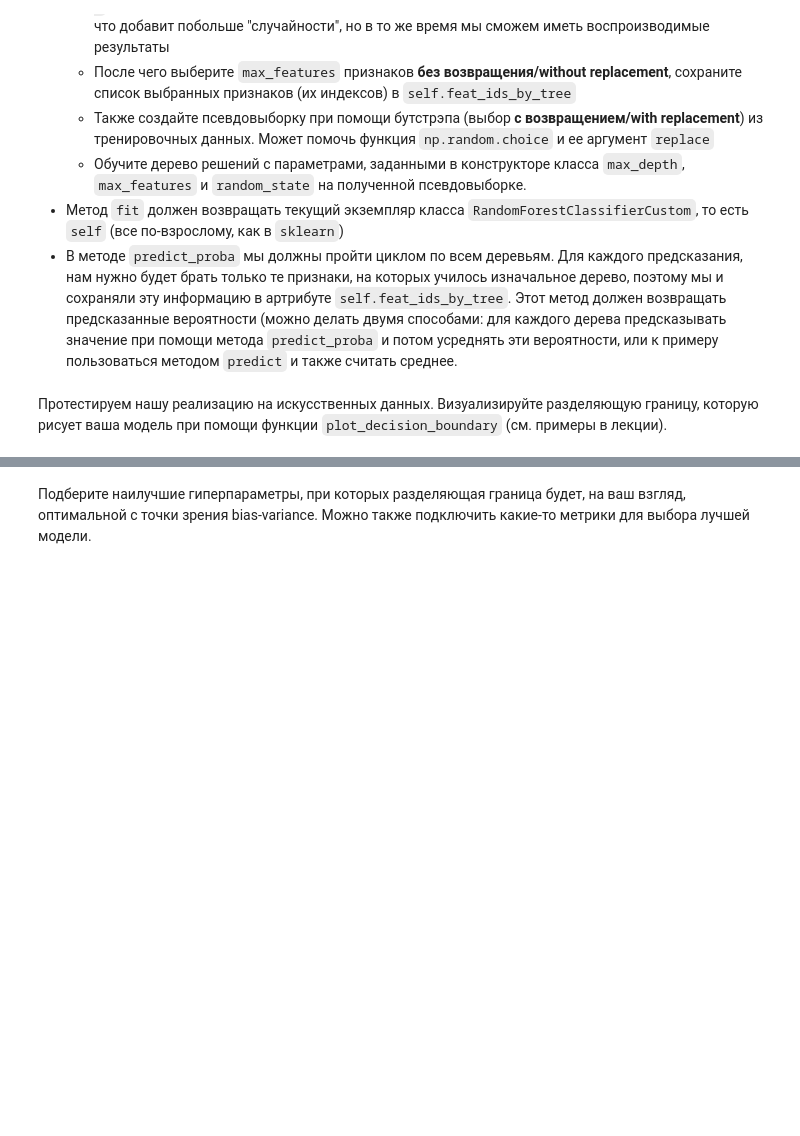
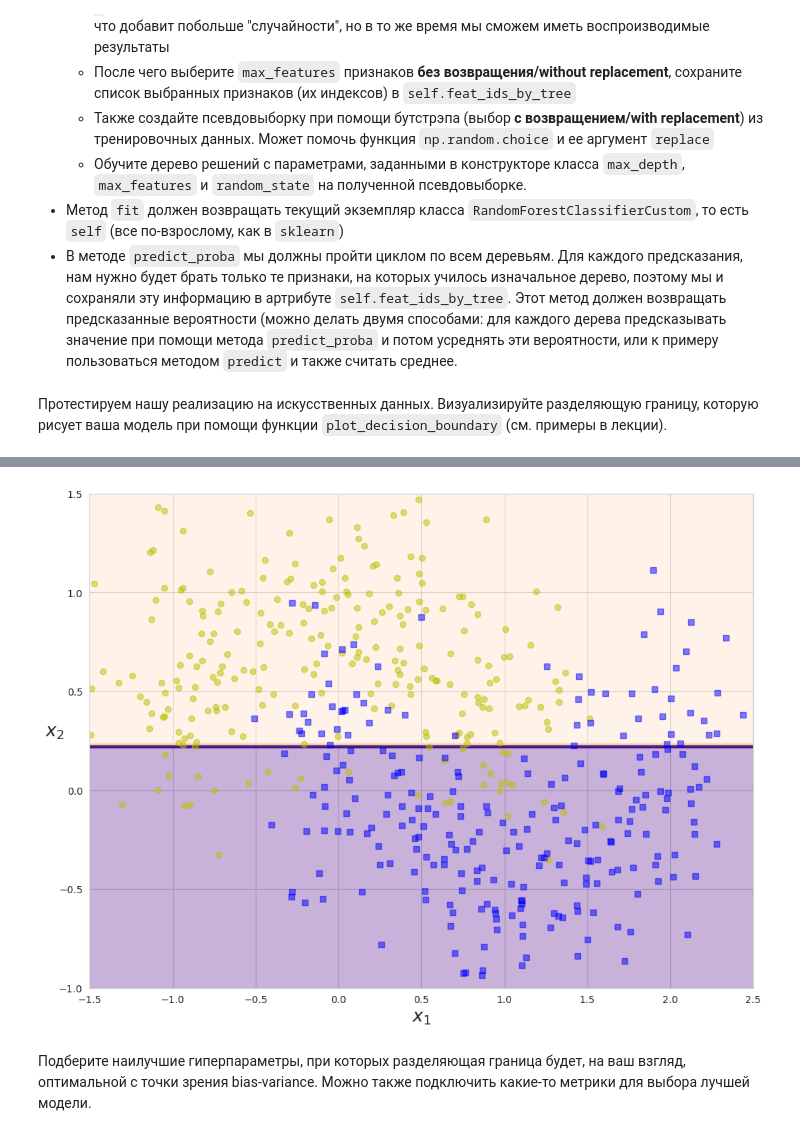
Before and after one commit to Olga-Bagrova/BI_ML_2024, a Jupyter notebook: hw_5_ensembles/code/Ensembles.ipynb, the cells around one changed output, grey strips where cells are left out. Drawn from its saved outputs; the diff is of its cells as text; code cells hidden in the pictures; blank space fills up the shorter version.

```diff
--- a/hw_5_ensembles/code/Ensembles.ipynb
+++ b/hw_5_ensembles/code/Ensembles.ipynb
@@ -163,4 +253,9 @@ plt.show()
 # %%
 ## ENTER YOUR CODE HERE (/¯◡ ‿ ◡)/¯☆*##
+my_clf = RandomForestClassifierCustom(max_depth=1, n_estimators=50, max_features=2)
+my_clf.fit(X, y)
+plot_decision_boundary(my_clf, X, y)
+# %% [output]
+[figure, added]
 # %% [markdown]
 Подберите наилучшие гиперпараметры, при которых разделяющая граница будет, на ваш взгляд, оптимальной с точки зрения bias-variance. Можно также подключить какие-то метрики для выбора лучшей модели.
```
Also changed, not shown: parts of 98 cells of this notebook, 2 other files.
